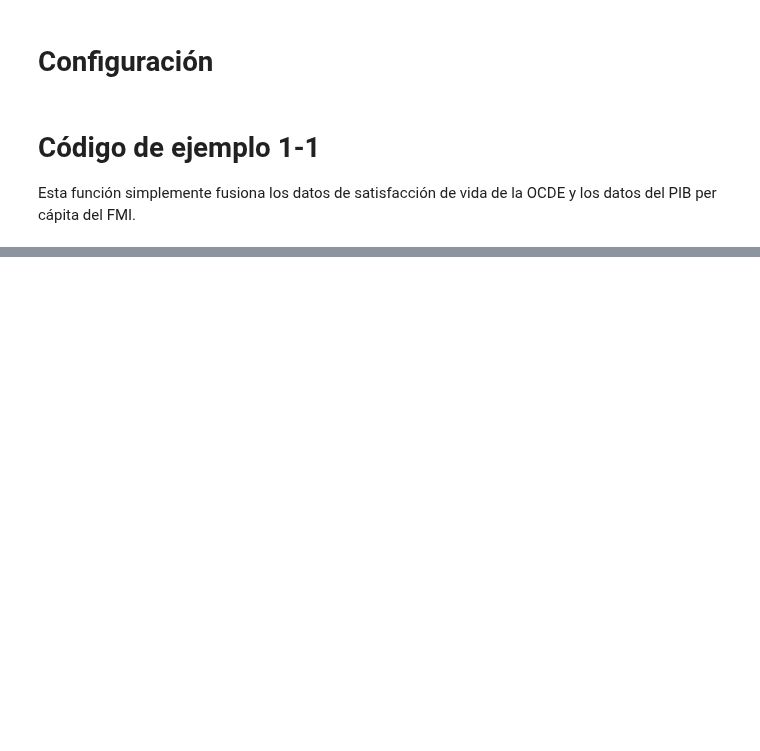
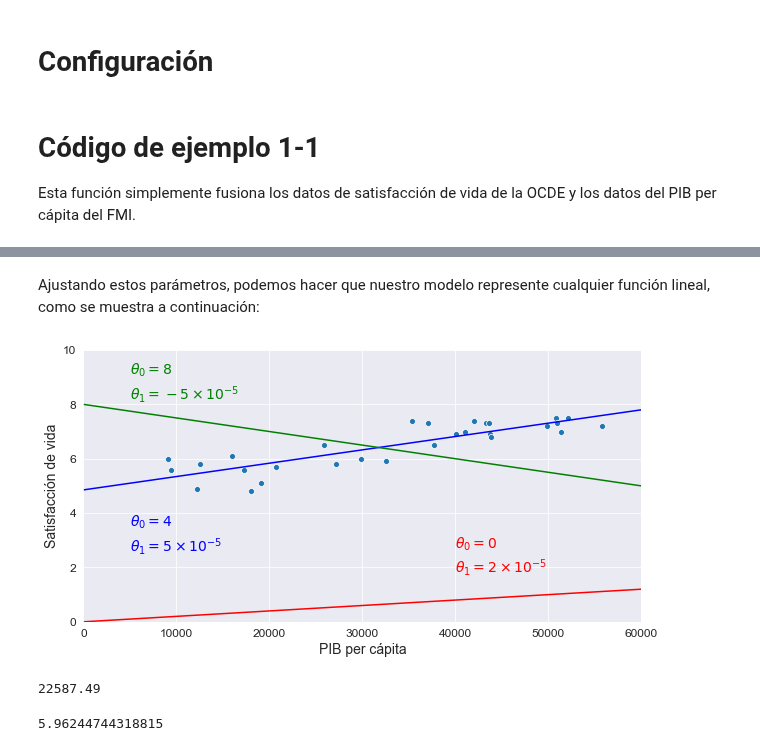
Before and after one commit to SgtSteiner/DataScience, a Jupyter notebook: handson-ml/01_ML_panoramica.ipynb, the cells around one changed output, grey strips where cells are left out. Saved outputs shown, nothing was run; the diff lists cells and outputs as text; code cells hidden in the pictures; blank space fills up the shorter version.

```diff
--- a/handson-ml/01_ML_panoramica.ipynb
+++ b/handson-ml/01_ML_panoramica.ipynb
@@ -80,0 +133,34 @@ print(model.predict(X_new)) # salida [[ 5.96242338]]
+# %% [markdown]
+Ajustando estos parámetros, podemos hacer que nuestro modelo represente cualquier función lineal, como se muestra a continuación:
+# %%
+sns.set_style("darkgrid")
+figure, axs = plt.subplots(figsize=(10,5))
+ax = sns.scatterplot(x="GDP per capita", y="Life satisfaction", data=country_stats)
+plt.axis([0, 60000, 0, 10])
+plt.xlabel("PIB per cápita")
+plt.ylabel("Satisfacción de vida")
+
+X = np.linspace(0, 60000, 1000)
+
+# Dibujamos la línea de regresión que calcula nuestro modelo
+plt.plot(X, theta_0 + theta_1 * X, "b" )
+plt.text(5000, 3.5, r"$\theta_0 = 4$", fontsize=14, color="b")
+plt.text(5000, 2.6, r"$\theta_1 = 5 \times 10^{-5}$", fontsize=14, color="b")
+# Añadimos otra línea de regresión simulando otros parámetros diferentes
+plt.plot(X, 8 - 5*X/100000, "g")
+plt.text(5000, 9.1, r"$\theta_0 = 8$", fontsize=14, color="g")
+plt.text(5000, 8.2, r"$\theta_1 = -5 \times 10^{-5}$", fontsize=14, color="g")
+plt.plot(X, 2*X/100000, "r")
+plt.text(40000, 2.7, r"$\theta_0 = 0$", fontsize=14, color="r")
+plt.text(40000, 1.8, r"$\theta_1 = 2 \times 10^{-5}$", fontsize=14, color="r");
+# %% [output]
+[figure, added]
+# %%
+# Hace una predicción para Chipre
+cyprus_gdp_per_capita = gdp_per_capita.loc["Cyprus"]["GDP per capita"]
+print(cyprus_gdp_per_capita)
+cyprus_predicted_life_satisfaction = model.predict([[cyprus_gdp_per_capita]])[0][0]
+cyprus_predicted_life_satisfaction
+# %% [output]
+22587.49
+5.96244744318815
```
Also changed, not shown: parts of 11 cells of this notebook, 2 other files.
